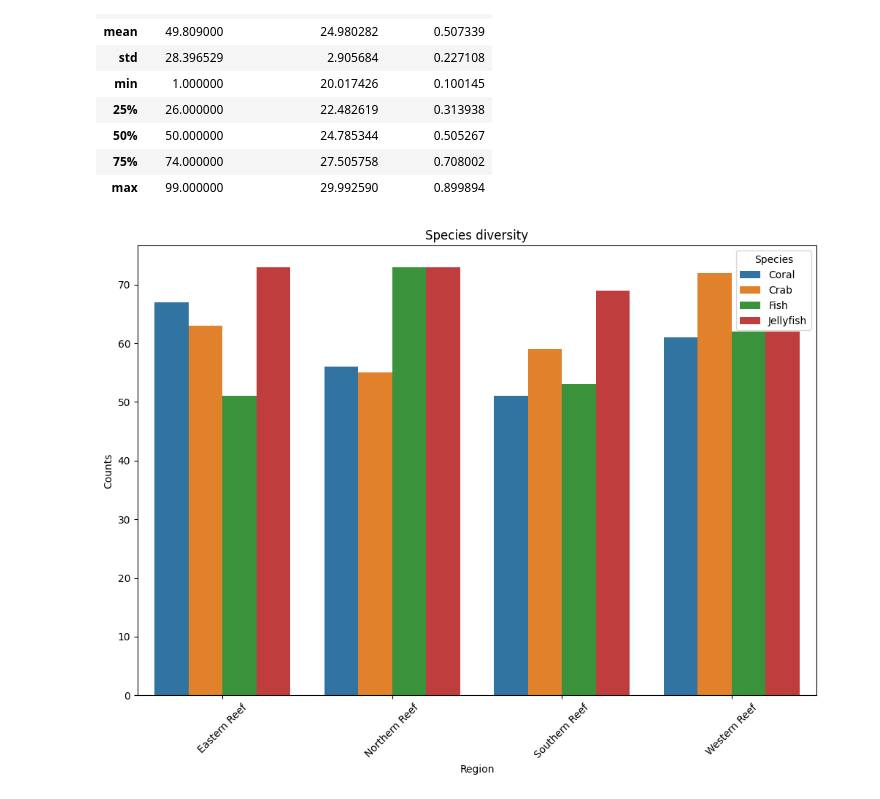
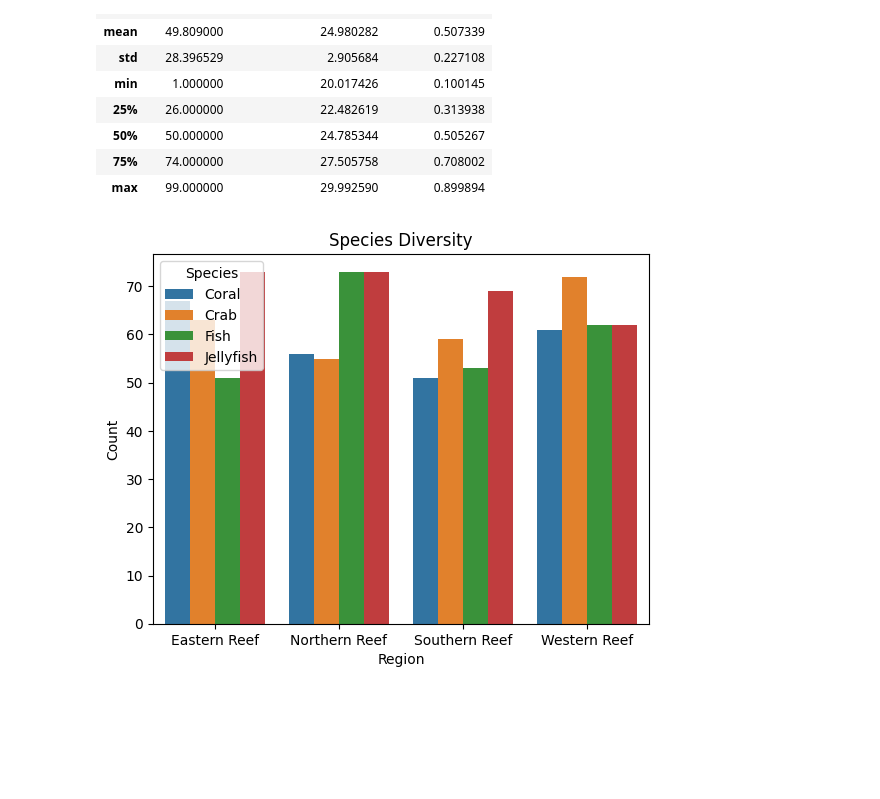
Before and after one commit to IceEnemy/Misc-Learning, a Jupyter notebook: MachineLearning/MidMarineLife/LogRegExercise.ipynb, the cells around one changed output. Drawn from its saved outputs; the diff is of its cells as text; code cells hidden in the pictures; blank space fills up the shorter version.

```diff
--- a/MachineLearning/MidMarineLife/LogRegExercise.ipynb
+++ b/MachineLearning/MidMarineLife/LogRegExercise.ipynb
@@ -7,7 +7,7 @@ import pandas as pd
 # %%
-dataset = pd.read_csv('marine_life_dataset.csv')
+df = pd.read_csv('marine_life_dataset.csv')
 
-dataset.head()
+df.head()
 # %% [output]
 |  | Region | Species | Population | Species Category | Behavior | Habitat Preference | Trophic Level | ... |
 | 0 | Western Reef | Fish | 33 | Invasive | Solitary | Shallow | Herbivore | ... |
@@ -47,13 +47,11 @@ dataset.describe()
 | 75% | 74.000000 | 27.505758 | 0.708002 |
 | max | 99.000000 | 29.992590 | 0.899894 |
 # %%
-spec_div = dataset.groupby(['Region','Species']).size().reset_index(name='Counts')
+df_spec = df.groupby(['Region','Species']).size().reset_index(name='Count')
 
-plt.figure(figsize=(12,8))
-sns.barplot(data = spec_div, x='Region',y='Counts',hue='Species')
-plt.title("Species diversity")
-plt.legend(title='Species')
-plt.xticks(rotation=45)
+# df_spec.plot(kind='bar',x='Region',y='Count',)
+sns.barplot(data=df_spec,x='Region',y='Count',hue='Species')
+plt.title('Species Diversity')
 plt.show()
 # %% [output]
-[figure, old version]
+[figure, new version]
```
Also changed, not shown: parts of 30 cells of this notebook, 2 other files.
